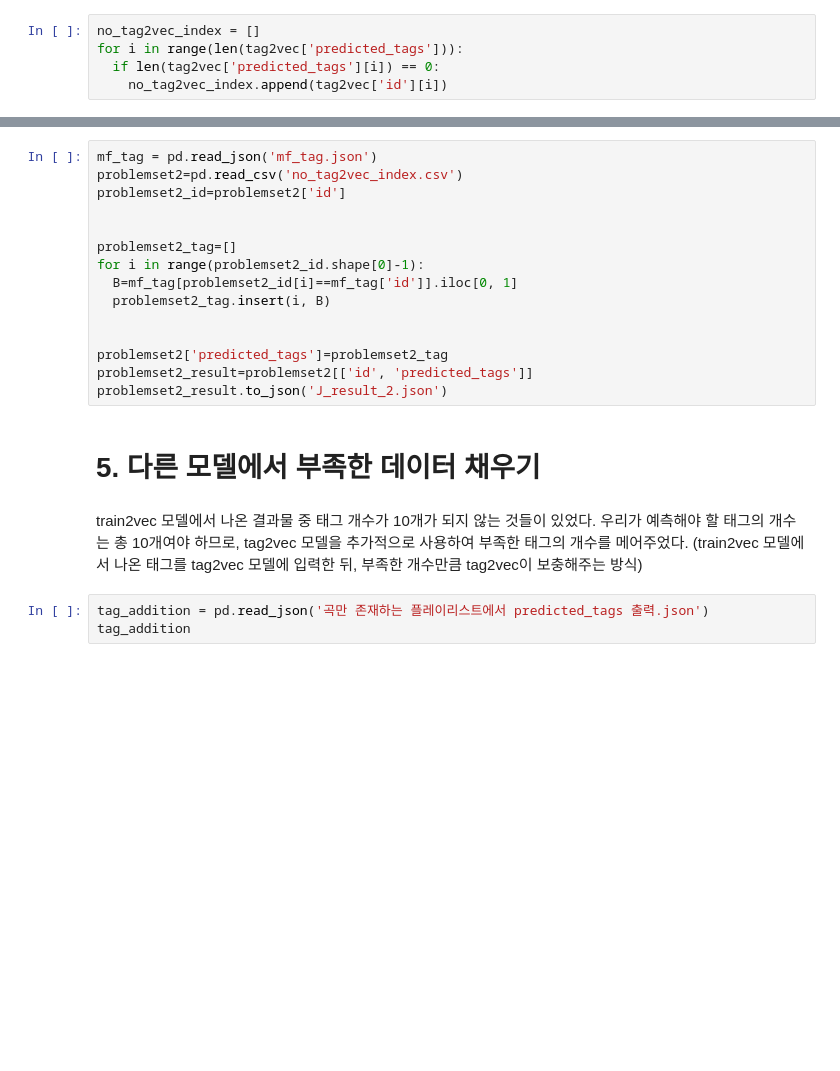
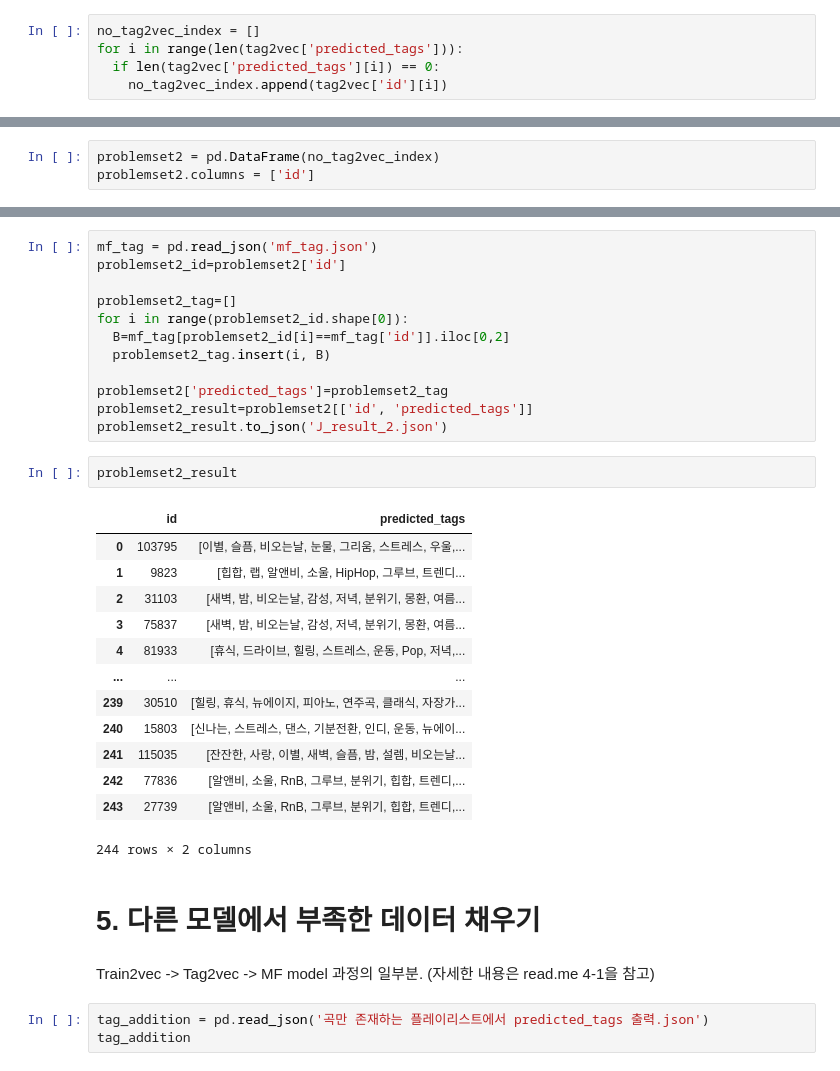
Before and after one commit to slipaway/melonplaylist, a Jupyter notebook: tag2vec model.ipynb, the cells around one changed output, grey strips where cells are left out. Drawn from its saved outputs; the diff is of its cells as text; blank space fills up the shorter version.

```diff
--- a/tag2vec model.ipynb
+++ b/tag2vec model.ipynb
@@ -290,0 +364,3 @@ no_tag2vec_index.to_csv('no_tag2vec_index.csv')
+# %%
+problemset2 = pd.DataFrame(no_tag2vec_index)
+problemset2.columns = ['id']
@@ -291,22 +383,35 @@ no_tag2vec_index.to_csv('no_tag2vec_index.csv')
 # %%
 mf_tag = pd.read_json('mf_tag.json')
-problemset2=pd.read_csv('no_tag2vec_index.csv')
 problemset2_id=problemset2['id']
 
-
 problemset2_tag=[]
-for i in range(problemset2_id.shape[0]-1):
-  B=mf_tag[problemset2_id[i]==mf_tag['id']].iloc[0, 1]
+for i in range(problemset2_id.shape[0]):
+  B=mf_tag[problemset2_id[i]==mf_tag['id']].iloc[0,2]
   problemset2_tag.insert(i, B)
-
 
 problemset2['predicted_tags']=problemset2_tag
 problemset2_result=problemset2[['id', 'predicted_tags']]
 problemset2_result.to_json('J_result_2.json')
+# %%
+problemset2_result
+# %% [output]
+|  | id | predicted_tags |
+| 0 | 103795 | [이별, 슬픔, 비오는날, 눈물, 그리움, 스트레스, 우울,... |
+| 1 | 9823 | [힙합, 랩, 알앤비, 소울, HipHop, 그루브, 트렌디... |
+| 2 | 31103 | [새벽, 밤, 비오는날, 감성, 저녁, 분위기, 몽환, 여름... |
+| 3 | 75837 | [새벽, 밤, 비오는날, 감성, 저녁, 분위기, 몽환, 여름... |
+| 4 | 81933 | [휴식, 드라이브, 힐링, 스트레스, 운동, Pop, 저녁,... |
+| ... | ... | ... |
+| 239 | 30510 | [힐링, 휴식, 뉴에이지, 피아노, 연주곡, 클래식, 자장가... |
+| 240 | 15803 | [신나는, 스트레스, 댄스, 기분전환, 인디, 운동, 뉴에이... |
+| 241 | 115035 | [잔잔한, 사랑, 이별, 새벽, 슬픔, 밤, 설렘, 비오는날... |
+| 242 | 77836 | [알앤비, 소울, RnB, 그루브, 분위기, 힙합, 트렌디,... |
+| 243 | 27739 | [알앤비, 소울, RnB, 그루브, 분위기, 힙합, 트렌디,... |
+244 rows × 2 columns
 # %% [markdown]
 # 5. 다른 모델에서 부족한 데이터 채우기
-# %% [markdown]
-train2vec 모델에서 나온 결과물 중 태그 개수가 10개가 되지 않는 것들이 있었다. 우리가 예측해야 할 태그의 개수는 총 10개여야 하므로, tag2vec 모델을 추가적으로 사용하여 부족한 태그의 개수를 메어주었다. (train2vec 모델에서 나온 태그를 tag2vec 모델에 입력한 뒤, 부족한 개수만큼 tag2vec이 보충해주는 방식)
+# %% [markdown]
+Train2vec -> Tag2vec -> MF model 과정의 일부분. (자세한 내용은 read.me 4-1을 참고)
 # %%
 tag_addition = pd.read_json('곡만 존재하는 플레이리스트에서 predicted_tags 출력.json')
 tag_addition
```
Also changed, not shown: parts of 12 cells of this notebook.
